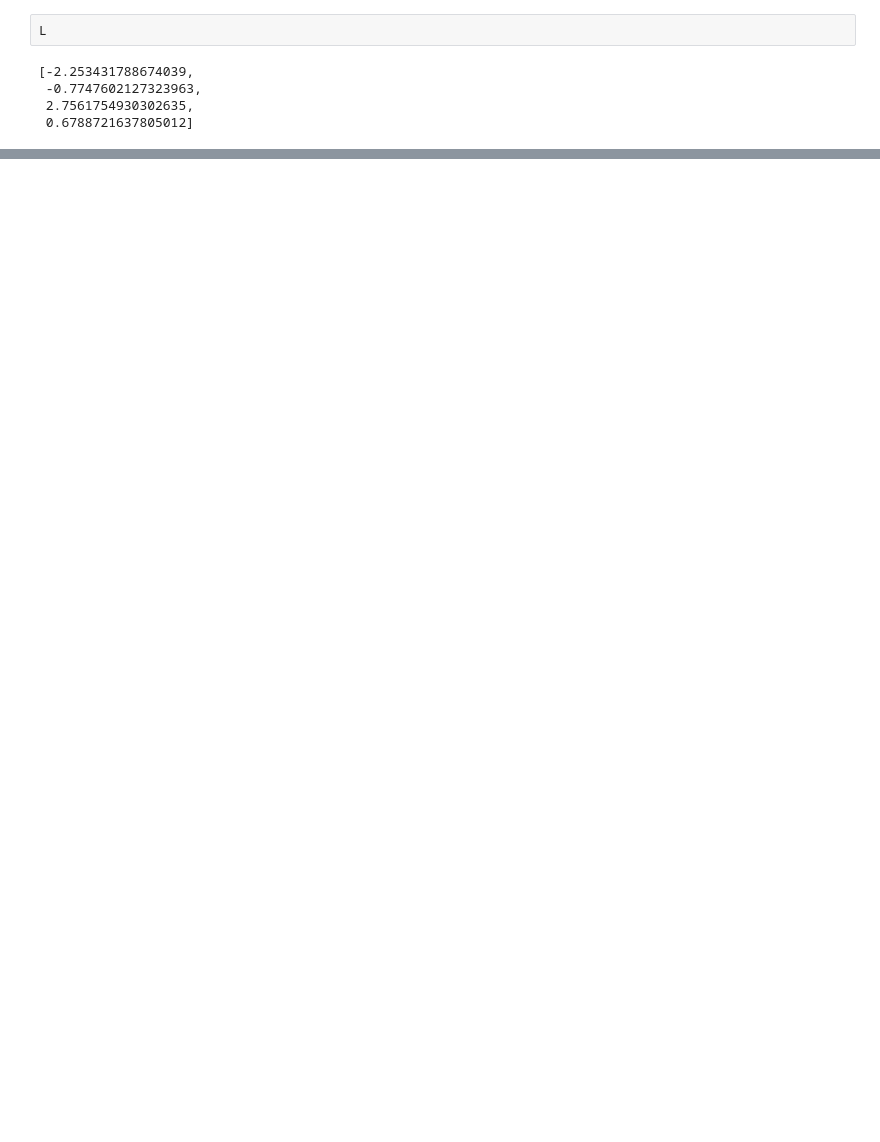
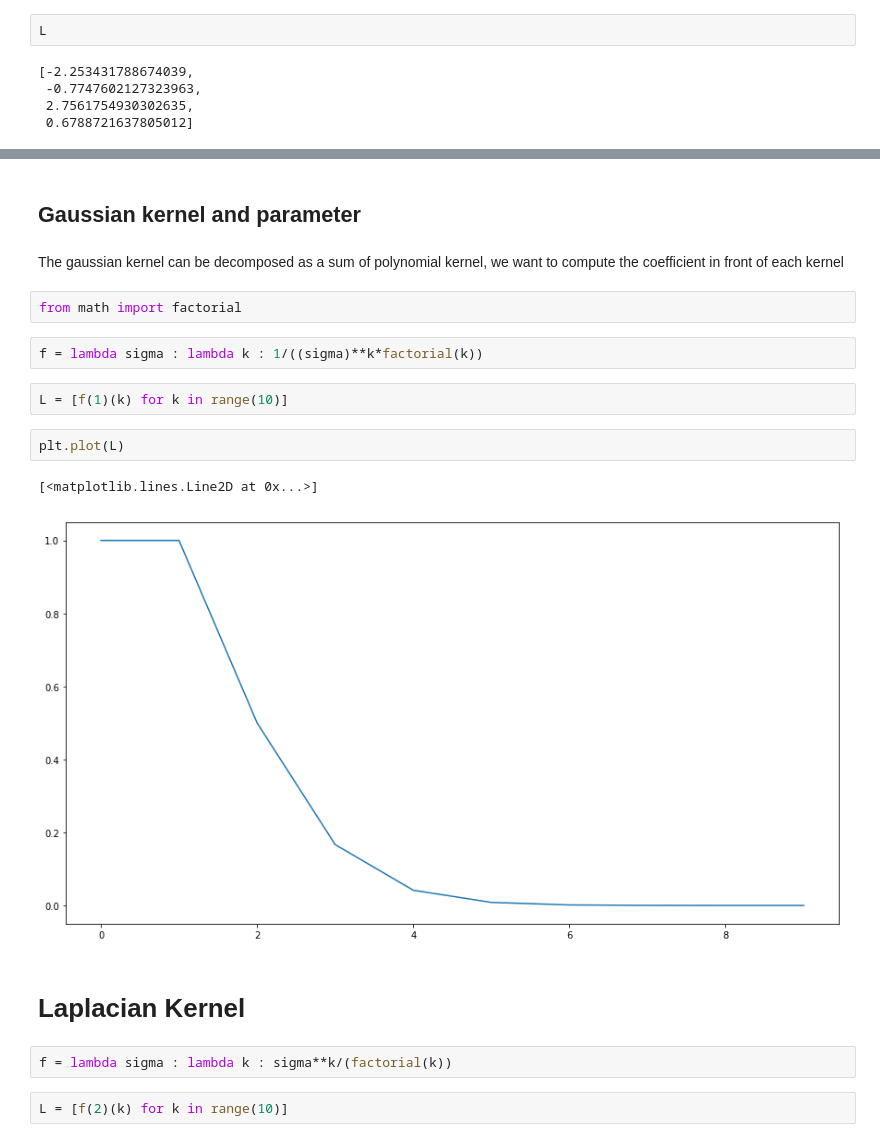
Before and after one commit to kronerte/Memoire, a Jupyter notebook: Experiments/Kernel Optimisation.ipynb, the cells around one changed output, grey strips where cells are left out. Saved outputs shown, nothing was run; the diff lists cells and outputs as text; blank space fills up the shorter version.

```diff
--- a/Experiments/Kernel Optimisation.ipynb
+++ b/Experiments/Kernel Optimisation.ipynb
@@ -116,0 +144,21 @@ L
+# %% [markdown]
+## Gaussian kernel and parameter
+# %% [markdown]
+The gaussian kernel can be decomposed as a sum of polynomial kernel, we want to compute the coefficient in front of each kernel
+# %%
+from math import factorial
+# %%
+f = lambda sigma : lambda k : 1/((sigma)**k*factorial(k))
+# %%
+L = [f(1)(k) for k in range(10)]
+# %%
+plt.plot(L)
+# %% [output]
+[<matplotlib.lines.Line2D at 0x...>]
+[figure, added]
+# %% [markdown]
+# Laplacian Kernel
+# %%
+f = lambda sigma : lambda k : sigma**k/(factorial(k))
+# %%
+L = [f(2)(k) for k in range(10)]
```
Also changed, not shown: parts of 28 cells of this notebook, 6 other files.
